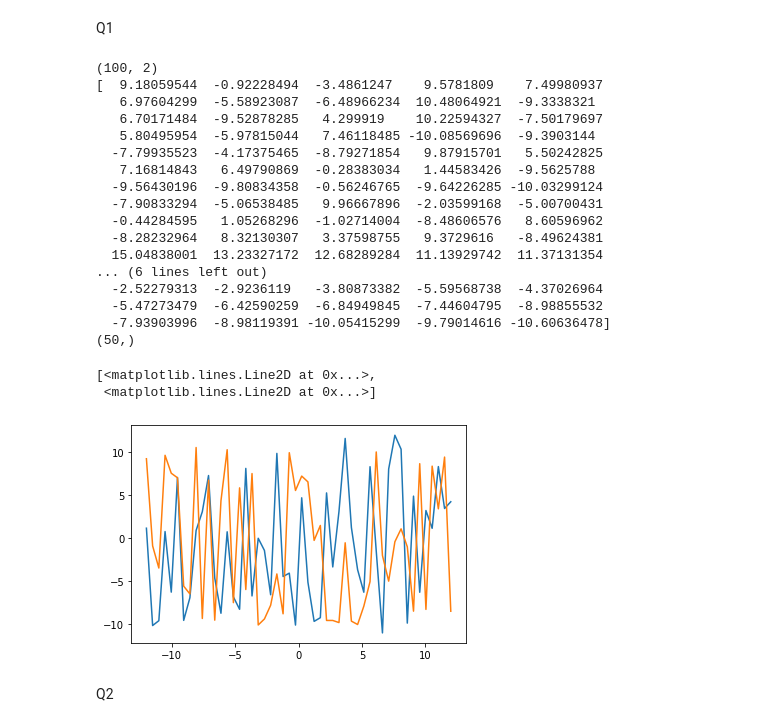
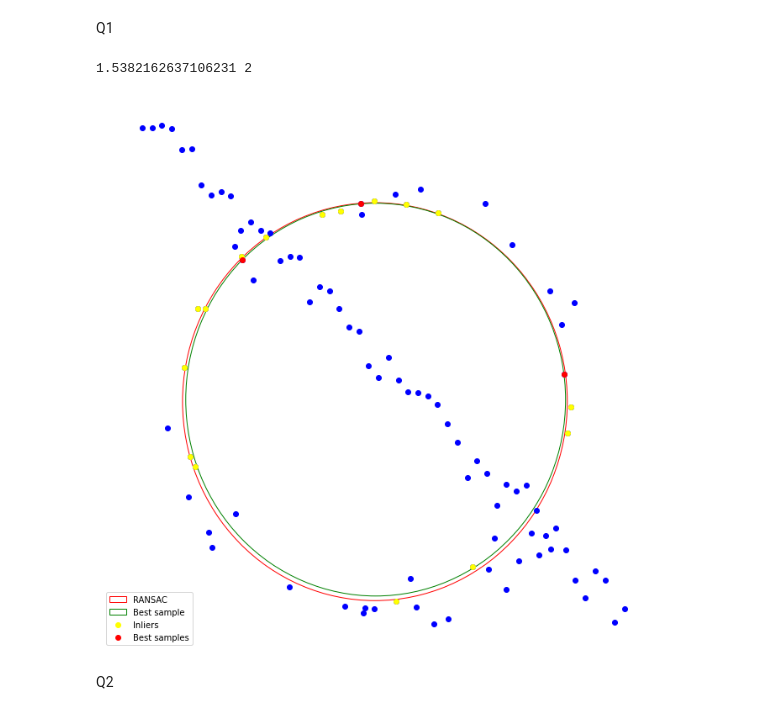
Before and after one commit to Nisitha529/EN2550_ImageProcessingAndMachineVision, a Jupyter notebook: Assignment2/assignment2_592.ipynb, the cells around one changed output. Drawn from its saved outputs; the diff is of its cells as text; code cells hidden in the pictures.

```diff
--- a/Assignment2/assignment2_592.ipynb
+++ b/Assignment2/assignment2_592.ipynb
@@ -22,31 +24,51 @@ x = np.linspace(-12, 12 , half_n)
 y = m*x + b + s*np.random.randn(half_n)
 X_line = np.hstack((x.reshape(half_n,1),y.reshape(half_n,1)))
 X = np.vstack((X_circ,X_line))
-# %%
-print(X.shape)
-print(X[:,1])
-print(x.shape)
-plt.plot(x,X_circ)
-# %% [output]
-(100, 2)
-[  9.18059544  -0.92228494  -3.4861247    9.5781809    7.49980937
-   6.97604299  -5.58923087  -6.48966234  10.48064921  -9.3338321
-   6.70171484  -9.52878285   4.299919    10.22594327  -7.50179697
-   5.80495954  -5.97815044   7.46118485 -10.08569696  -9.3903144
-  -7.79935523  -4.17375465  -8.79271854   9.87915701   5.50242825
-   7.16814843   6.49790869  -0.28383034   1.44583426  -9.5625788
-  -9.56430196  -9.80834358  -0.56246765  -9.64226285 -10.03299124
-  -7.90833294  -5.06538485   9.96667896  -2.03599168  -5.00700431
-  -0.44284595   1.05268296  -1.02714004  -8.48606576   8.60596962
-  -8.28232964   8.32130307   3.37598755   9.3729616   -8.49624381
-  15.04838001  13.23327172  12.68289284  11.13929742  11.37131354
-... (6 lines left out)
-  -2.52279313  -2.9236119   -3.80873382  -5.59568738  -4.37026964
-  -5.47273479  -6.42590259  -6.84949845  -7.44604795  -8.98855532
-  -7.93903996  -8.98119391 -10.05415299  -9.79014616 -10.60636478]
-(50,)
-[<matplotlib.lines.Line2D at 0x...>,
- <matplotlib.lines.Line2D at 0x...>]
-[figure, removed]
+# %%
+def circle_ransac(data,error,s):
+    threshold = np.std(data)/16
+    required_iterations = np.log(1-(1-error))/np.log(1-(1-error)**s)
+    max_inliers = 0
+    model = None
+    print(required_iterations,np.int64(np.ceil(required_iterations)))
+    for iterations in range (np.int64(np.ceil(required_iterations))):
+        np.random.shuffle(data)
+        samples = data[:s]
+        x_c,y_c,r,_ = cf.least_squares_circle((samples))
+        err = np.abs(r - np.sqrt(np.sum(((x_c,y_c)-data[3:])**2,axis=1)))
+        inliers = err <= threshold
+        tot_inliers = np.count_nonzero(inliers)
+        if tot_inliers >max_inliers :
+            max_inliers = tot_inliers
+            inlier_points = []
+            for ind,inlr in enumerate(inliers):
+                if inlr == True :
+                    inlier_points.append(data[3:][ind])
+            inlier_points = np.array(inlier_points)
+            model = (samples,inlier_points)
+
+    xc , yc , radius , _ = cf.least_squares_circle(np.concatenate((model[0],model[1]),axis = 0))
+    return ((xc,yc),radius,model[0],model[1])
+# %%
+best_model = circle_ransac(X_circ,0.05,3)
+xc,yc,r,_ = cf.least_squares_circle(best_model[2])
+
+figure, ax = plt.subplots(figsize=(12, 12))
+RASNSAC_circle = plt.Circle(best_model[0], best_model[1], fill=False, color='red', label='RANSAC')
+ax.add_artist(RASNSAC_circle)
+circle = plt.Circle((xc, yc), r, fill=False, color='green', label='Best sample')
+ax.add_artist(circle)
+ax.scatter(X_circ[:, 0], X_circ[:, 1], c='blue')
+ax.scatter(X_line[:, 0], X_line[:, 1], c='blue')
+ax.scatter(best_model[3][:, 0], best_model[3][:, 1], c='yellow', label='Inliers')
+ax.scatter(best_model[2][:, 0], best_model[2][:, 1], c='red', label='Best samples')
+plt.legend(loc=3)
+plt.xlim(-14, 14)
+plt.axis('off')
+plt.savefig(r"images\1.png")
+plt.show()
+# %% [output]
+1.5382162637106231 2
+[figure, added]
 # %% [markdown]
 Q2
```
Also changed, not shown: parts of 2 cells of this notebook, 1 other file.
